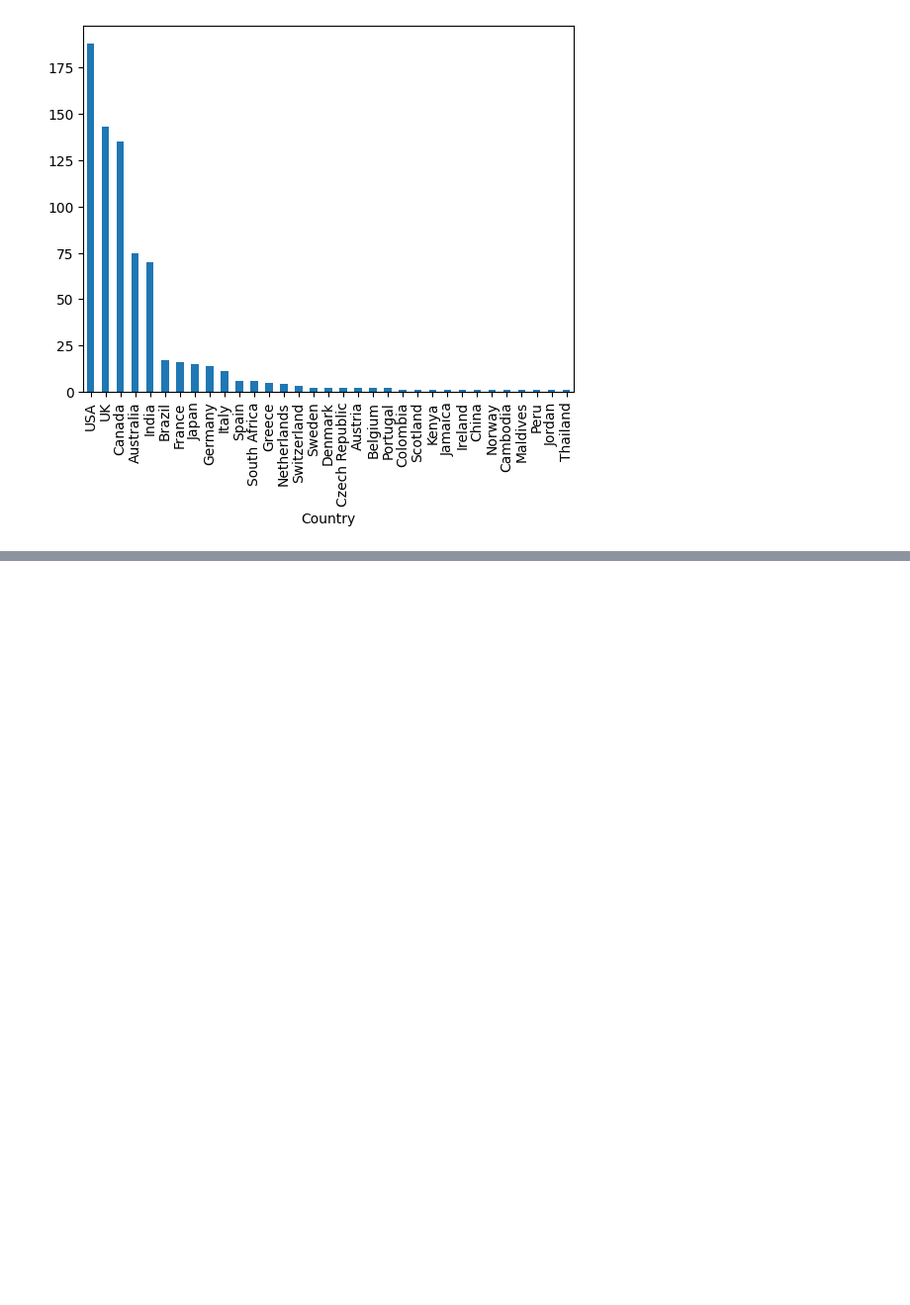
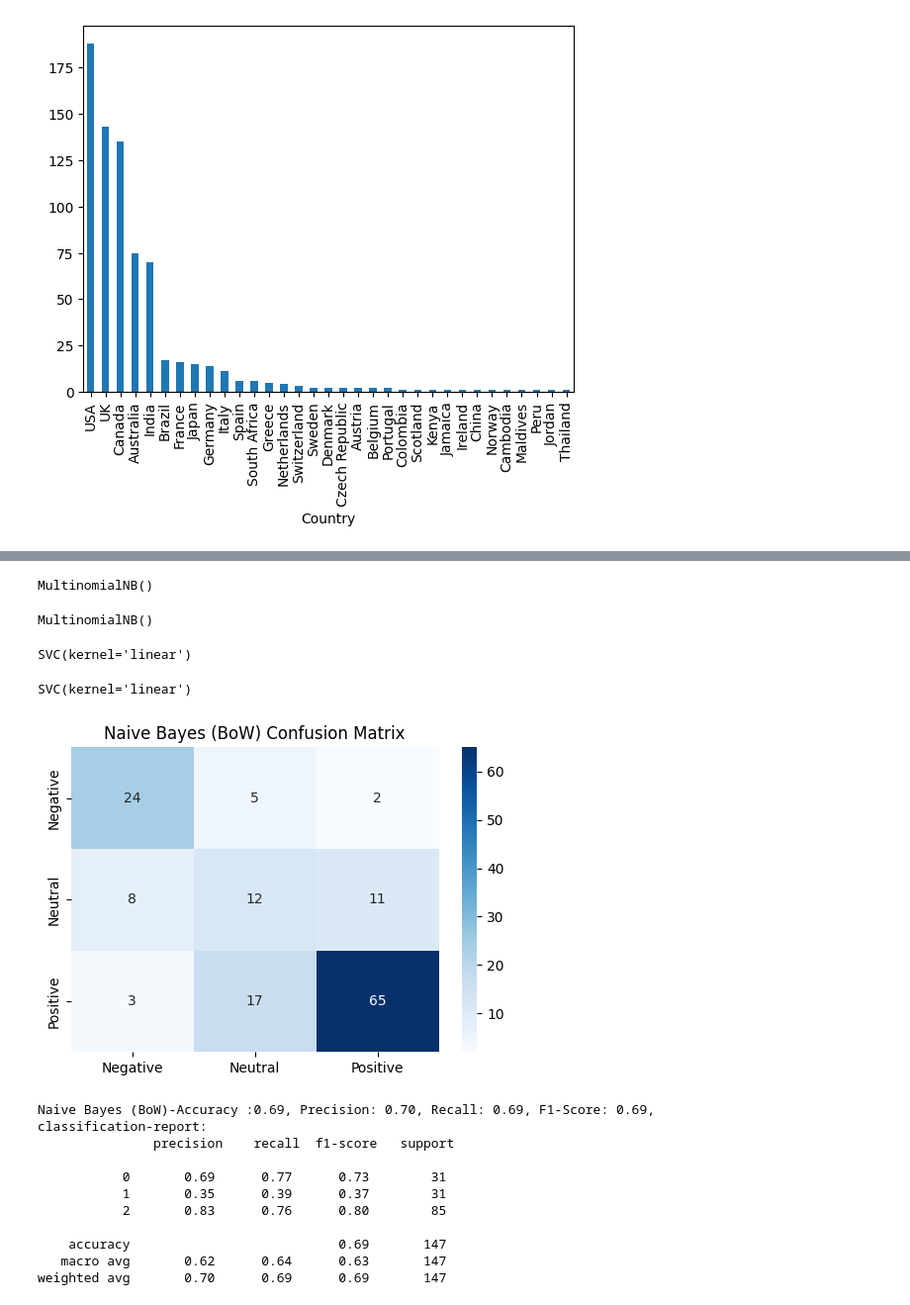
Before and after one commit to aishwaryakarki001/Social-Media-Sentiment-Analysis, a Jupyter notebook: Sentiment-Analysis.ipynb, the cells around one changed output, grey strips where cells are left out. Shown at 99% size. Saved outputs shown, nothing was run; the diff lists cells and outputs as text; code cells hidden in the pictures; blank space fills up the shorter version.

Commit message:
Model training and evaluation

```diff
--- a/Sentiment-Analysis.ipynb
+++ b/Sentiment-Analysis.ipynb
@@ -195,0 +347,8 @@ ttt
+# %%
+bow_vectorizer = CountVectorizer(ngram_range=(1,2),max_features=1000)
+X_bow = bow_vectorizer.fit_transform(sentiment_df['Cleaned_text'])
+
+tfidf_vectorizer = TfidfVectorizer(max_features=1000)
+X_tfidf = tfidf_vectorizer.fit_transform(sentiment_df['Cleaned_text'])
+
+y = sentiment_df['Sentiment_range'].apply(lambda x: 0 if x == "negative" else (1 if x == 'neutral' else 2))
@@ -195,0 +366,55 @@ ttt
+# %%
+X_train_bow, X_test_bow, y_train, y_test = train_test_split(X_bow, y, test_size=0.2, random_state=42)
+X_train_tfidf, X_test_tfidf, _,_ =train_test_split(X_tfidf, y, test_size=0.2, random_state=42)
+# %%
+naiveb_bow = MultinomialNB()
+naiveb_bow.fit(X_train_bow, y_train)
+# %% [output]
+MultinomialNB()
+# %%
+naiveb_tfidf = MultinomialNB()
+naiveb_tfidf.fit(X_train_tfidf, y_train)
+# %% [output]
+MultinomialNB()
+# %%
+svm_bow = SVC(kernel='linear')
+svm_bow.fit(X_train_bow, y_train)
+# %% [output]
+SVC(kernel='linear')
+# %%
+svm_tfidf = SVC(kernel='linear')
+svm_tfidf.fit(X_train_tfidf, y_train)
+# %% [output]
+SVC(kernel='linear')
+# %%
+def eval_model(model, X_test, y_test, model_name, classification_report):
+    y_pred = model.predict(X_test)
+    accuracy = accuracy_score(y_test, y_pred)
+    precision = precision_score(y_test, y_pred, average='weighted')
+    recall = recall_score(y_test, y_pred, average='weighted')
+    f1 = f1_score(y_test, y_pred, average='weighted')
+    classification_report_test = classification_report(y_test, y_pred)
+
+
+    cm = confusion_matrix(y_test,y_pred)
+    plt.figure(figsize = (6,4))
+    sns.heatmap(cm, annot=True, fmt='d', cmap= 'Blues', xticklabels= ['Negative', 'Neutral','Positive'],yticklabels= ['Negative', 'Neutral','Positive'])
+    plt.title(f'{model_name} Confusion Matrix')
+    plt.show()
+
+    print(f'{model_name}-Accuracy :{accuracy:.2f}, Precision: {precision:.2f}, Recall: {recall :.2f}, F1-Score: {f1:.2f}, \nclassification-report:\n {classification_report_test}')
+# %%
+eval_model(naiveb_bow, X_test_bow, y_test, 'Naive Bayes (BoW)',classification_report)
+# %% [output]
+[figure, added]
+Naive Bayes (BoW)-Accuracy :0.69, Precision: 0.70, Recall: 0.69, F1-Score: 0.69,
+classification-report:
+               precision    recall  f1-score   support
+
+           0       0.69      0.77      0.73        31
+           1       0.35      0.39      0.37        31
+           2       0.83      0.76      0.80        85
+
+    accuracy                           0.69       147
+   macro avg       0.62      0.64      0.63       147
+weighted avg       0.70      0.69      0.69       147
```
Also changed, not shown: parts of 16 cells of this notebook.
